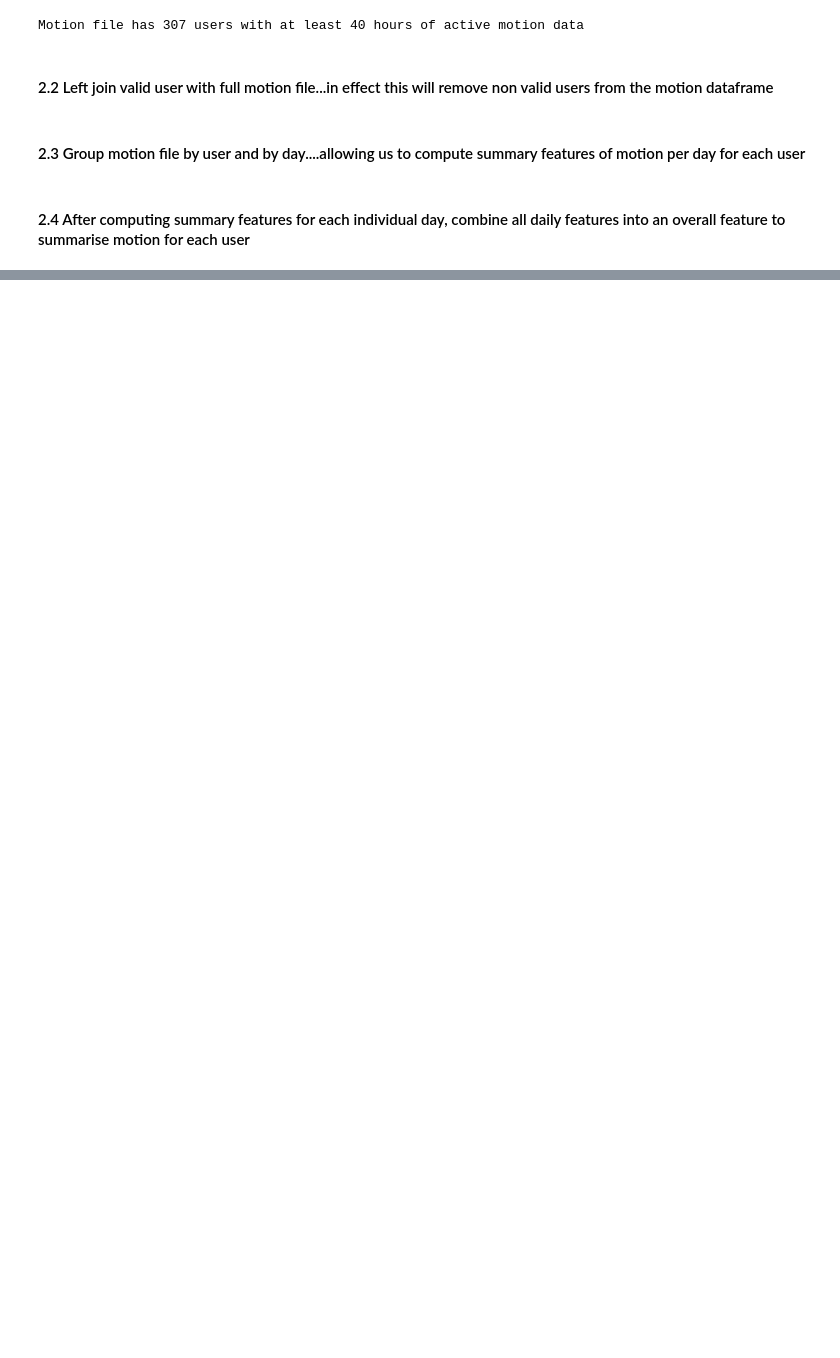
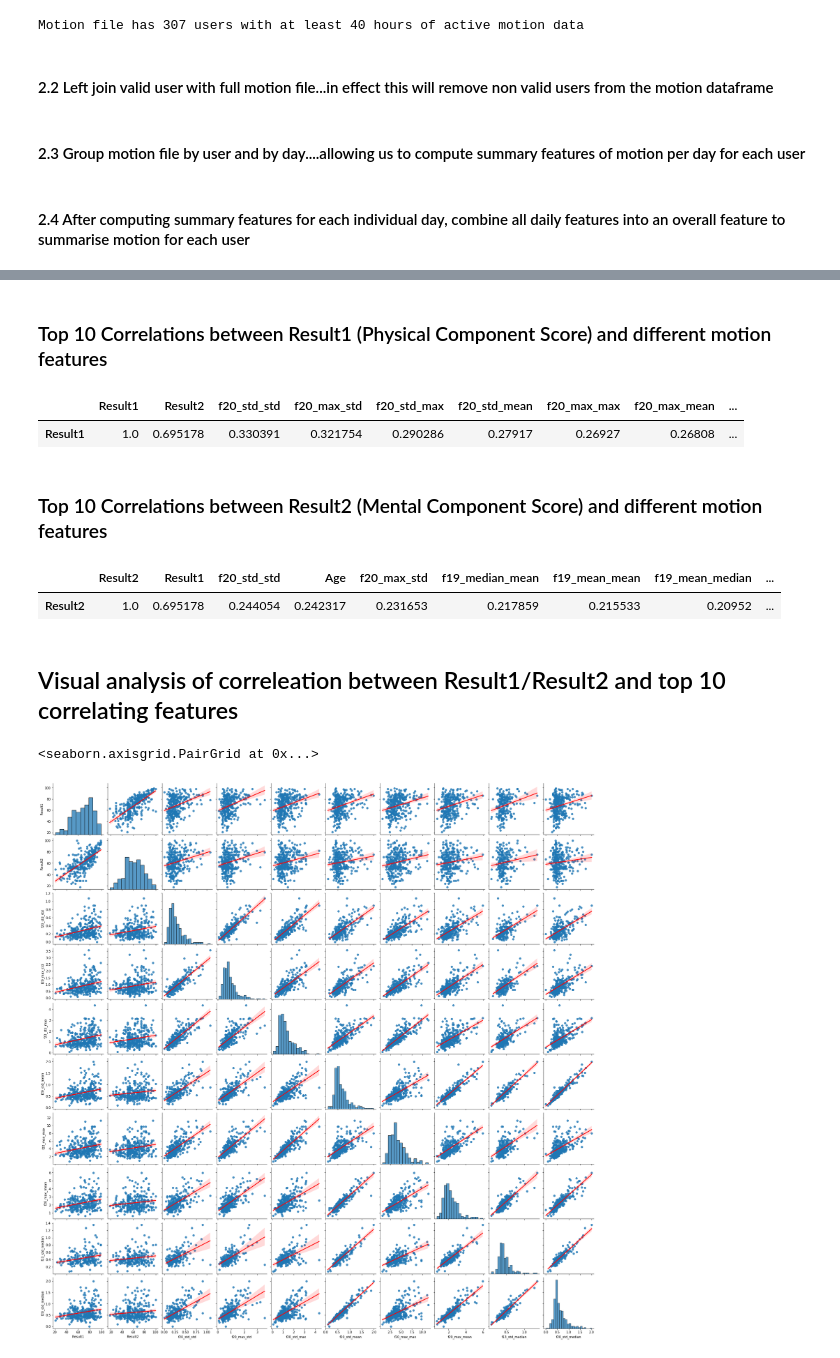
Before and after one commit to dnlkelly1/HealthPredict, a Jupyter notebook: dataCleaning.ipynb, the cells around one changed output, grey strips where cells are left out. Cells and saved outputs as stored; diff of their text form; code cells hidden in the pictures; blank space fills up the shorter version.

```diff
--- a/dataCleaning.ipynb
+++ b/dataCleaning.ipynb
@@ -109,0 +73,23 @@ pd.merge(motionFeatures.reset_index(),valid_questionnaire,on='user',how='left')
+# %% [markdown]
+### Top 10 Correlations between Result1 (Physical Component Score) and different motion features
+# %%
+topCorrelationsResult1 = summaryMotionQS.drop(['Q' + str(x) for x in range(1,37)],axis=1).corr()[['Result1']].sort_values('Result1',ascending=False).head(10)
+topCorrelationsResult1.T
+# %% [output]
+|  | Result1 | Result2 | f20_std_std | f20_max_std | f20_std_max | f20_std_mean | f20_max_max | f20_max_mean | ... |
+| Result1 | 1.0 | 0.695178 | 0.330391 | 0.321754 | 0.290286 | 0.27917 | 0.26927 | 0.26808 | ... |
+# %% [markdown]
+### Top 10 Correlations between Result2 (Mental Component Score) and different motion features
+# %%
+topCorrelationsResult2 = summaryMotionQS.drop(['Q' + str(x) for x in range(1,37)],axis=1).corr()[['Result2']].sort_values('Result2',ascending=False).head(10)
+topCorrelationsResult2.T
+# %% [output]
+|  | Result2 | Result1 | f20_std_std | Age | f20_max_std | f19_median_mean | f19_mean_mean | f19_mean_median | ... |
+| Result2 | 1.0 | 0.695178 | 0.244054 | 0.242317 | 0.231653 | 0.217859 | 0.215533 | 0.20952 | ... |
+# %% [markdown]
+## Visual analysis of correleation between Result1/Result2 and top 10 correlating features
+# %%
+sns.pairplot(summaryMotionQS[topCorrelationsResult1.index.values.tolist()],kind="reg", plot_kws={'line_kws':{'color':'red'}})
+# %% [output]
+<seaborn.axisgrid.PairGrid at 0x...>
+[figure, added]
```
Also changed, not shown: parts of 7 cells of this notebook, 1 other file.
